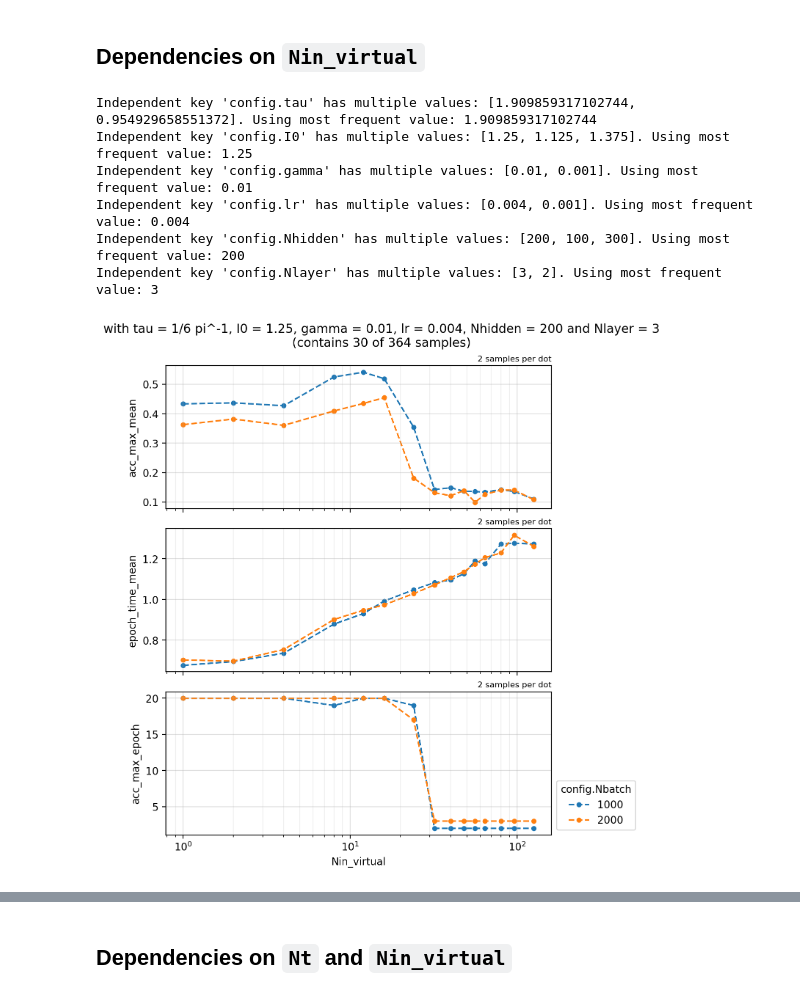
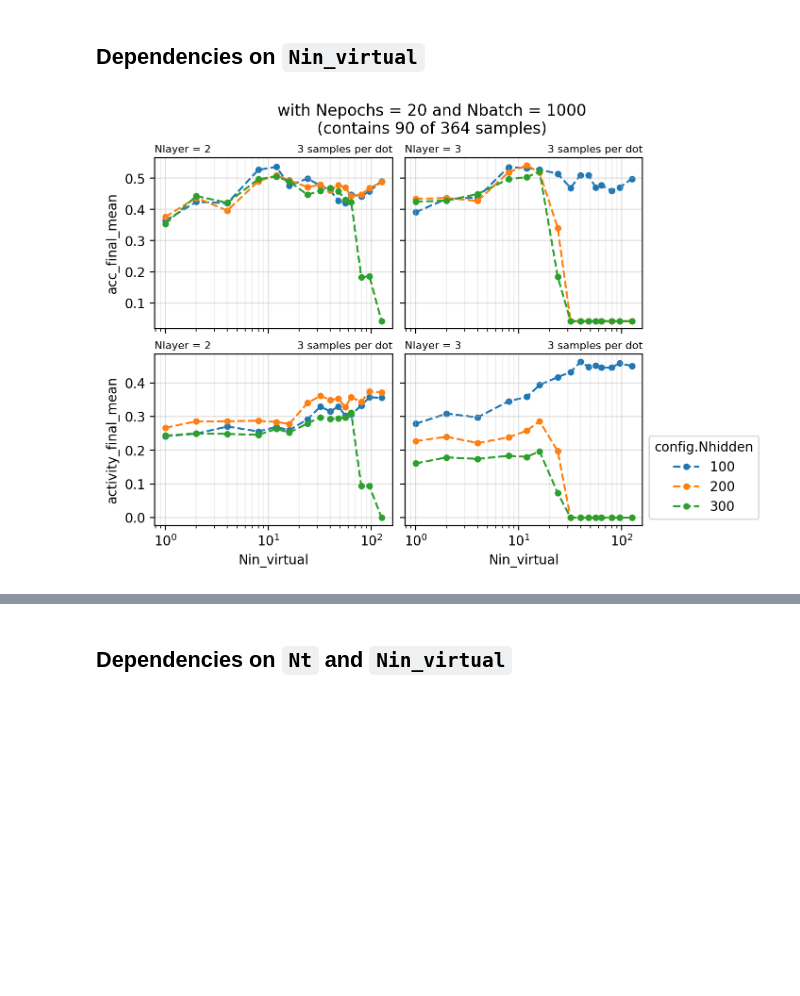
Before and after one commit to carlowenig/spikegd-carlo, a Jupyter notebook: experiments/heidelberg/analyze_grid_results_v2.ipynb, the cells around one changed output, grey strips where cells are left out. Cells and saved outputs as stored; diff of their text form; code cells hidden in the pictures; blank space fills up the shorter version.

```diff
--- a/experiments/heidelberg/analyze_grid_results_v2.ipynb
+++ b/experiments/heidelberg/analyze_grid_results_v2.ipynb
@@ -179,24 +179,21 @@ independent keys: ('config.device_count', 'config.seed', 'config.tau', 'config.I
 # %%
 PlotGrid(
     arg_keys=("config.Nin_virtual",),
     func_keys=(
-        "metrics.acc_max_mean",
-        "metrics.epoch_time_mean",
-        "metrics.acc_max_epoch"
+        "metrics.acc_final_mean",
+        "metrics.activity_final_mean",
+        # "metrics.epoch_time_mean",
+        # "metrics.acc_max_epoch"
     ),
     plot_type=LinePlot(
-        graph_key="config.Nbatch",
+        graph_key="config.Nhidden",
         x_scale="log",
     ),
+    col_key="config.Nlayer",
+    fixed_values={"config.Nepochs": 20, "config.Nbatch": 1000},
     # whitelists={"config.Nt": [8, 12, 16]},
     indep_keys=indep_keys,
     key_format=key_format,
 ).show(trials_df)
 # %% [output]
-Independent key 'config.tau' has multiple values: [1.909859317102744, 0.954929658551372]. Using most frequent value: 1.909859317102744
-Independent key 'config.I0' has multiple values: [1.25, 1.125, 1.375]. Using most frequent value: 1.25
-Independent key 'config.gamma' has multiple values: [0.01, 0.001]. Using most frequent value: 0.01
-Independent key 'config.lr' has multiple values: [0.004, 0.001]. Using most frequent value: 0.004
-Independent key 'config.Nhidden' has multiple values: [200, 100, 300]. Using most frequent value: 200
-Independent key 'config.Nlayer' has multiple values: [3, 2]. Using most frequent value: 3
-[figure, old version]
+[figure, new version]
```
Also changed, not shown: parts of 6 cells of this notebook.
